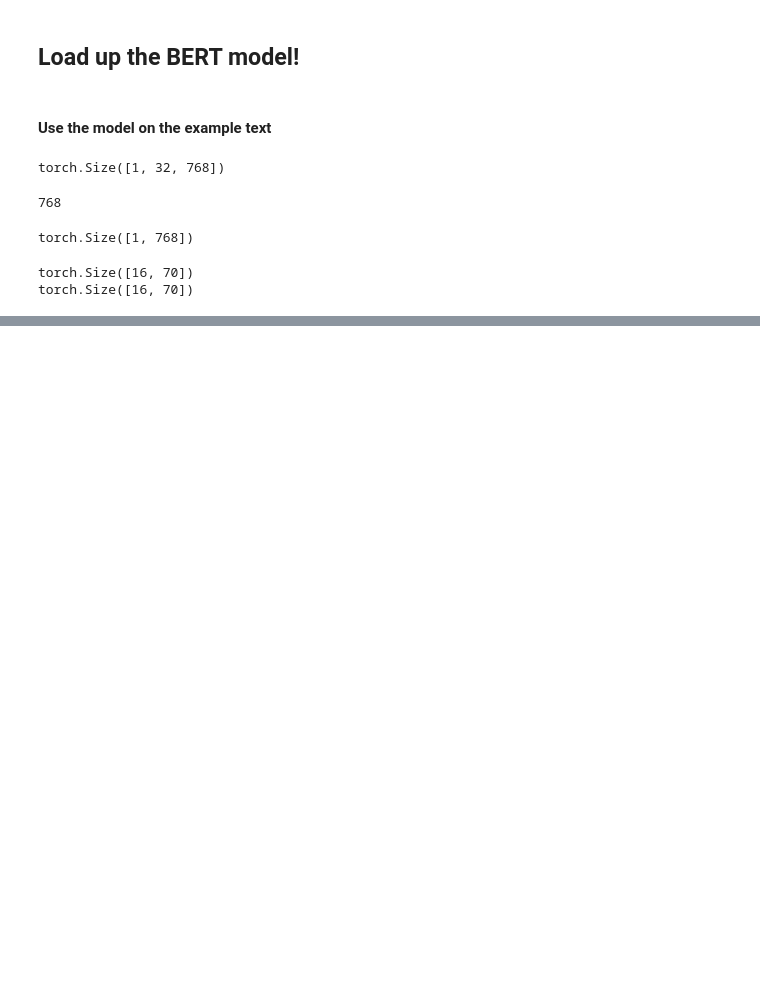
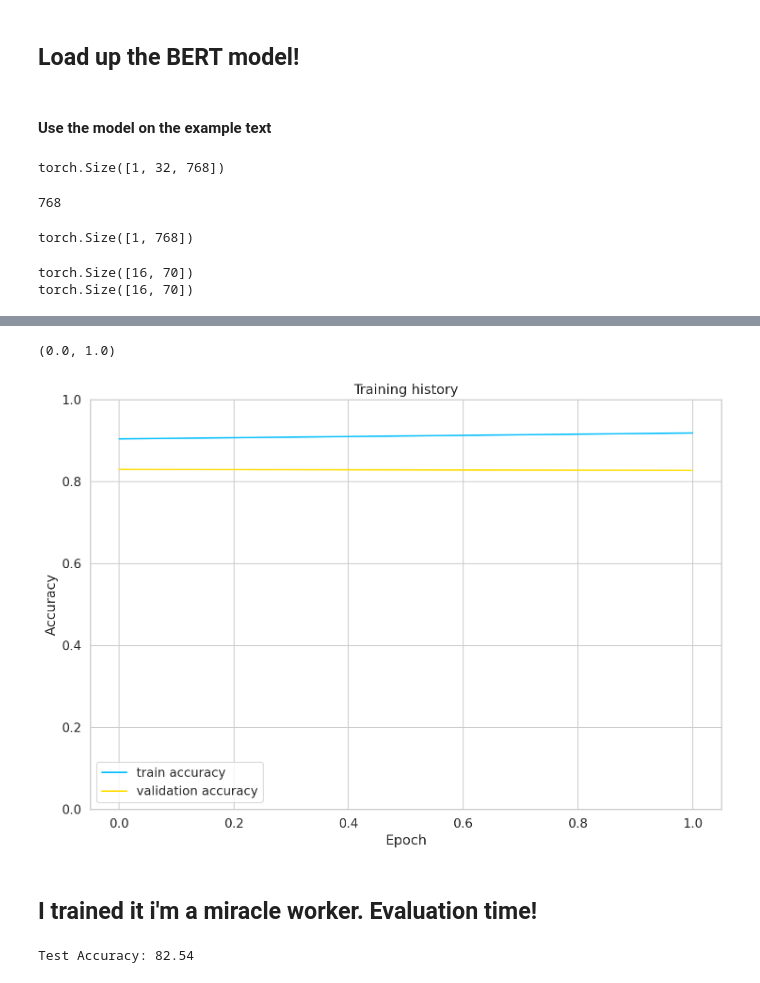
Before and after one commit to mikeusru/sentiment-analysis-bert, a Jupyter notebook: Twitter Sentiment Analysis with Transformers.ipynb, the cells around one changed output, grey strips where cells are left out. Saved outputs shown, nothing was run; the diff lists cells and outputs as text; code cells hidden in the pictures; blank space fills up the shorter version.

Commit message:
successfully train model

```diff
--- a/Twitter Sentiment Analysis with Transformers.ipynb
+++ b/Twitter Sentiment Analysis with Transformers.ipynb
@@ -326,7 +334,7 @@ class SentimentClassifier(nn.Module):
 
     def __init__(self, n_classes):
         super(SentimentClassifier, self).__init__()
-        self.bert = BertModel.from_pretrained(PRE_TRAINED_MODEL_NAME)
+        self.bert = BertModel.from_pretrained(PRE_TRAINED_MODEL_PATH)
         self.drop = nn.Dropout(p=0.3)
         self.out = nn.Linear(self.bert.config.hidden_size, n_classes)
 
@@ -390,7 +400,17 @@ def train_epoch(
     model = model.train()
     losses = []
     correct_predictions = 0
-    for d in data_loader:
+    total_batches = len(data_loader)
+    start = time.time()
+    for i, d in enumerate(data_loader):
+#         sys.stdout.flush()
+#         sys.stdout.write(f'\r{i}/{total_batches}')
+        progress_bar(i, total_batches)
+        if i == 9:
+            end = time.time()
+#             sys.stdout.flush()
+            epoch_time = datetime.timedelta(seconds = np.round((end-start) / 10 * total_batches))
+            print(f'Time until epoch finishes: {epoch_time}            ')
         input_ids = d["input_ids"].to(device)
         attention_mask = d["attention_mask"].to(device)
         targets = d["targets"].to(device)
@@ -429,0 +456,12 @@ def eval_model(model, data_loader, loss_fn, device, n_examples):
+# %%
+model.load_state_dict(torch.load('models/best_model_state.bin'))
+best_accuracy = 0
+val_acc, val_loss = eval_model(
+    model,
+    val_data_loader,
+    loss_fn,
+    device,
+    len(df_val)
+)
+print(f'Val   loss {val_loss} accuracy {val_acc}')
+best_accuracy = val_acc
@@ -458,7 +498,7 @@ for epoch in range(EPOCHS):
     history['val_acc'].append(val_acc)
     history['val_loss'].append(val_loss)
     if val_acc > best_accuracy:
-        torch.save(model.state_dict(), 'best_model_state.bin')
+        torch.save(model.state_dict(), 'models/best_model_state.bin')
         best_accuracy = val_acc
 # %% [output]
 Epoch 1/10
@@ -466,0 +521,26 @@ RuntimeError: CUDA error: device-side assert triggered
+# %%
+plt.plot(history['train_acc'], label='train accuracy')
+plt.plot(history['val_acc'], label='validation accuracy')
+
+plt.title('Training history')
+plt.ylabel('Accuracy')
+plt.xlabel('Epoch')
+plt.legend()
+plt.ylim([0,1])
+# %% [output]
+(0.0, 1.0)
+[figure, added]
+# %% [markdown]
+## I trained it i'm a miracle worker. Evaluation time!
+# %%
+test_acc, _ = eval_model(
+    model,
+    test_data_loader,
+    loss_fn,
+    device,
+    len(df_test)
+)
+
+print(f'Test Accuracy: {test_acc.item()*100:.2f}')
+# %% [output]
+Test Accuracy: 82.54
```
Also changed, not shown: parts of 25 cells of this notebook, 1 other file.
